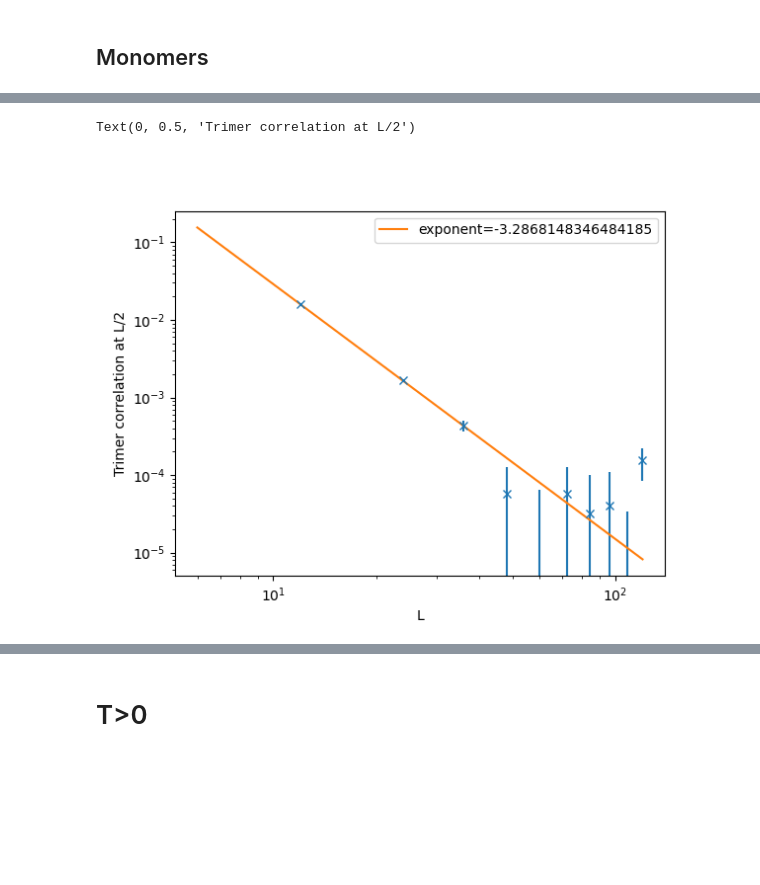
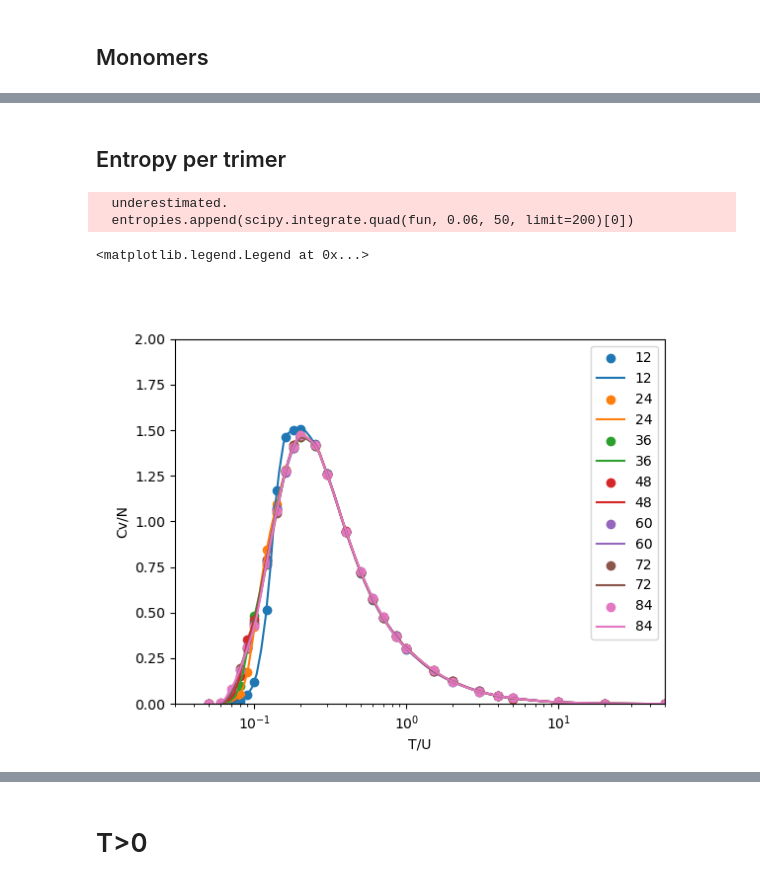
Before and after one commit to KimGroup/trimer-tbg, a Jupyter notebook: mc/pocket-2.ipynb, the cells around one changed output, grey strips where cells are left out. Saved outputs shown, nothing was run; the diff lists cells and outputs as text; code cells hidden in the pictures; blank space fills up the shorter version.

```diff
--- a/mc/pocket-2.ipynb
+++ b/mc/pocket-2.ipynb
@@ -254,44 +179,36 @@ print(param)
-# %%
-L, data, N = get_all_data("data/t0j0/doped/-1/*20_0/tri-tri.dat", lambda data, props: data[0].reshape((props["l"], props["l"], 2)), skip=3, by="l", with_counts=True)
-# L, data = get_all_data("data/t0j0/doped/1.48/*_0/tri-tri.dat", lambda data, props: data[0].reshape((props["l"], props["l"], 2)), skip=30, by="l")
-# L, data = get_all_data("data/t0j0/full/*_0/tri-tri.dat", lambda data, props: data[0].reshape((props["l"], props["l"], 2)), skip=50, by="l")
-L, data, N = L, data, N
-# %%
-def fit(xs, ys):
-    import scipy
-
-    # def fun(x, A, B, C):
-    #     return B * np.power(np.abs(x), A) + C
-    # param, _ = scipy.optimize.curve_fit(fun, xs, ys, p0=[-2, 1, 0])
-    def fun(x, A, B):
-        return B * np.power(np.abs(x), A)
-    param, _ = scipy.optimize.curve_fit(fun, xs, ys, p0=[-2, 1])
-
-    return fun, param
-
-values = []
-for l, d in zip(L, data):
-    values.append(d[l//2,0,0])
-
-values = np.array(values)  - 1/6 *(47/48)
-if values[0] < 0:
-    values *= -1
-
-plt.figure()
-# plt.scatter(L, values)
-plt.errorbar(L, values, yerr=np.sqrt((values + 1/6)*(1-values-1/6))/np.sqrt(N*12), ls="", marker="x")
-fun, param = fit(L, values)
-xs = np.linspace(6, 120, 30)
-plt.plot(xs, fun(xs, *param), label=f"exponent={param[0]}")
-
-if len(param) >= 3:
-    plt.axhline(param[2], ls="--")
-
-plt.xscale('log')
-plt.yscale('log')
-plt.legend()
-plt.xlabel("L")
-plt.ylabel("Trimer correlation at L/2")
-# %% [output]
-Text(0, 0.5, 'Trimer correlation at L/2')
-[figure, removed]
+# %% [markdown]
+## Entropy per trimer
+# %%
+plt.close("all")
+plt.figure()
+plt.ylabel("Cv/N")
+plt.xscale("log")
+plt.xlabel("T/U")
+plt.xlim([0.03, 50])
+plt.ylim([0, 2])
+
+skip = 300000
+ls = []
+entropies = []
+for L in [12, 24, 36, 48, 60, 72, 84]:
+    ts1, ds1 = get_all_cvs(f"new-data/vsweeps/0/{L}x{L}_r-0_t*_j0.000_20000000.20_0/energy.dat", skip=skip)
+    ts2 = np.geomspace(0.06, 50, 100)
+
+    interp = lambda x: np.piecewise(x, [x<0.06, (0.06<=x)*(x<50), 50<=x], [0, scipy.interpolate.PchipInterpolator(ts1, ds1), 0])
+
+    fun = lambda x: interp(x) / x
+
+    ls.append(L)
+    entropies.append(scipy.integrate.quad(fun, 0.06, 50, limit=200)[0])
+
+    plt.scatter(ts1, ds1, label=L)
+    plt.plot(ts2, interp(ts2), label=L)
+
+ls = np.array(ls)
+entropies = np.array(entropies)
+plt.legend()
+# %% [output]
+  underestimated.
+  entropies.append(scipy.integrate.quad(fun, 0.06, 50, limit=200)[0])
+<matplotlib.legend.Legend at 0x...>
+[figure, added]
```
Also changed, not shown: parts of 46 cells of this notebook, 5 other files.
